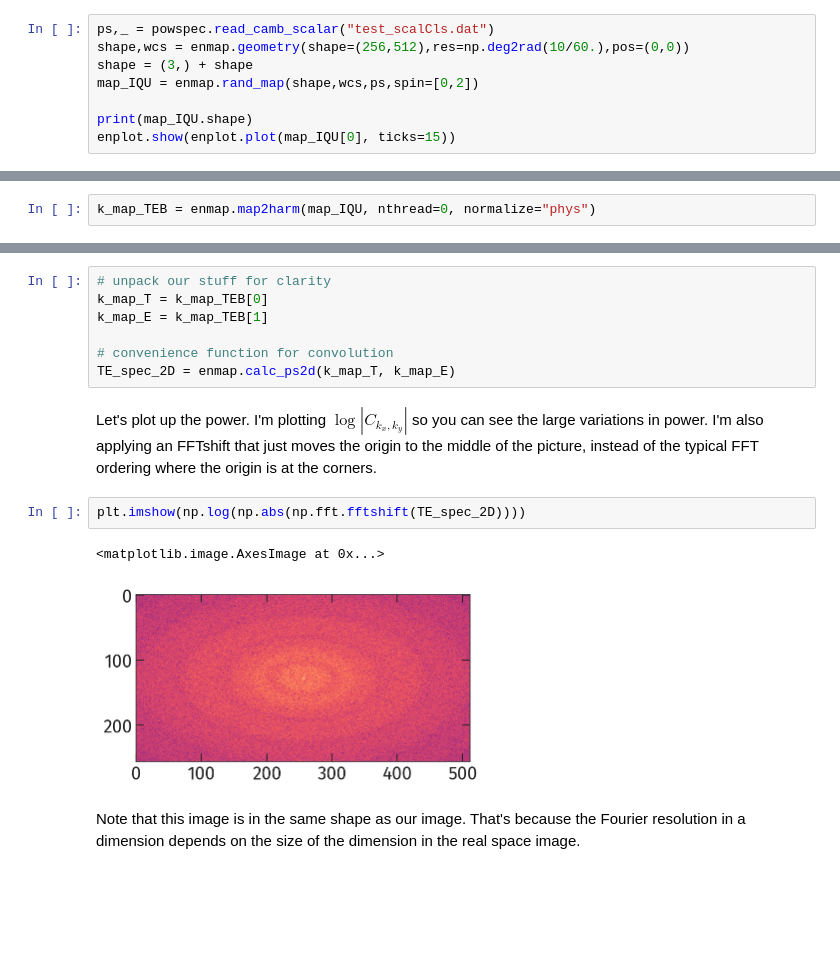
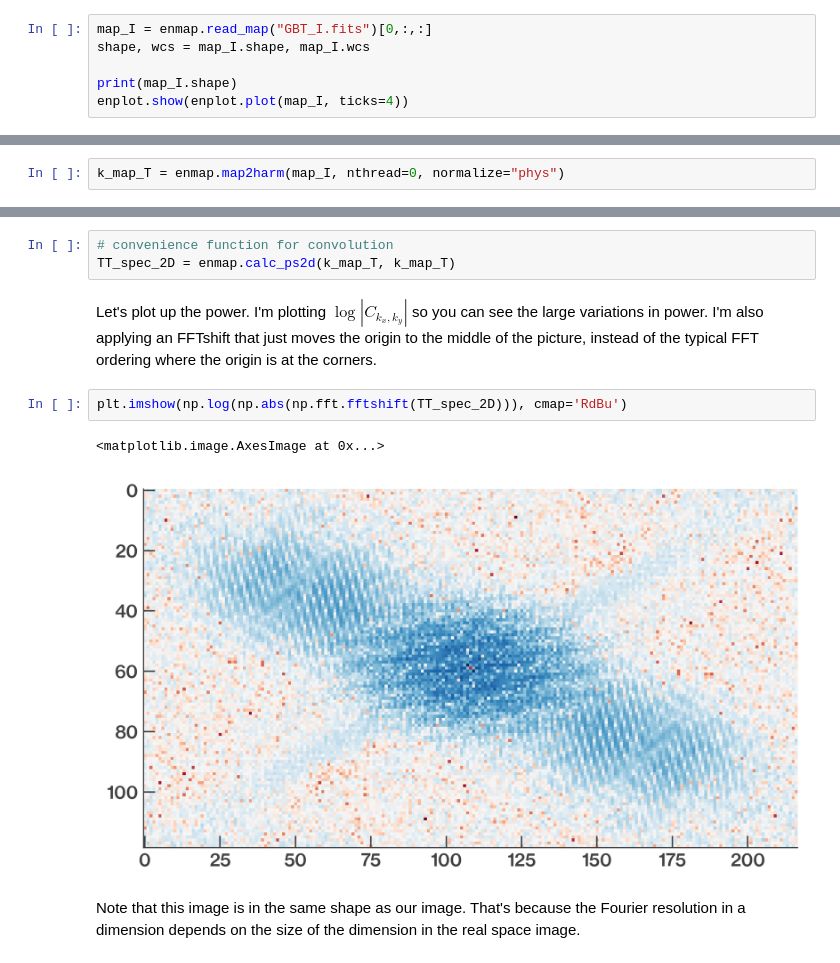
Before and after one commit to xzackli/flat-sky-power-spectra, a Jupyter notebook: Power spectrum analysis for periodic fields.ipynb, the cells around one changed output, grey strips where cells are left out. Cells and saved outputs as stored; diff of their text form; blank space fills up the shorter version.

```diff
--- a/Power spectrum analysis for periodic fields.ipynb
+++ b/Power spectrum analysis for periodic fields.ipynb
@@ -22,11 +22,9 @@ import matplotlib.pyplot as plt
 
 Let's generate a random map with the three components of the Stokes vector $I$, $Q$, and $U$, with an array of shape $(n_{\mathrm{comp}}, n_{\theta}, n_{\phi})$. If you already have a polarization map, you would use `enmap.read_map` here. I'm using a 10 arcmin pixel.
 # %%
-ps,_ = powspec.read_camb_scalar("test_scalCls.dat")
-shape,wcs = enmap.geometry(shape=(256,512),res=np.deg2rad(10/60.),pos=(0,0))
-shape = (3,) + shape
-map_IQU = enmap.rand_map(shape,wcs,ps,spin=[0,2])
+map_I = enmap.read_map("GBT_I.fits")[0,:,:]
+shape, wcs = map_I.shape, map_I.wcs
 
-print(map_IQU.shape)
-enplot.show(enplot.plot(map_IQU[0], ticks=15))
+print(map_I.shape)
+enplot.show(enplot.plot(map_I, ticks=4))
 # %% [output]
@@ -39,4 +37,4 @@ We now transform our maps from real space to harmonic space. This approximates t
 
 Pixell follows the common convention of transforming from Stokes $I$, $Q$, $U$ into harmonic space with the $T$, $E$ and $B$ decomposition (you could have represented the spin-2 part in terms of $+$ and $-$ components).
 # %%
-k_map_TEB = enmap.map2harm(map_IQU, nthread=0, normalize="phys")
+k_map_T = enmap.map2harm(map_I, nthread=0, normalize="phys")
@@ -51,17 +45,13 @@ Let's cross-correlate the T and E fields! There is a convenience function for pe
 # %%
-# unpack our stuff for clarity
-k_map_T = k_map_TEB[0]
-k_map_E = k_map_TEB[1]
-
 # convenience function for convolution
-TE_spec_2D = enmap.calc_ps2d(k_map_T, k_map_E)
+TT_spec_2D = enmap.calc_ps2d(k_map_T, k_map_T)
 # %% [markdown]
 Let's plot up the power. I'm plotting $\log| C_{k_x, k_y}|$ so you can see the large variations in power. I'm also applying an FFTshift that just moves the origin to the middle of the picture, instead of the typical FFT ordering where the origin is at the corners.
 # %%
-plt.imshow(np.log(np.abs(np.fft.fftshift(TE_spec_2D))))
+plt.imshow(np.log(np.abs(np.fft.fftshift(TT_spec_2D))), cmap='RdBu')
 # %% [output]
 <matplotlib.image.AxesImage at 0x...>
-[figure, old version]
+[figure, new version]
 # %% [markdown]
 Note that this image is in the same shape as our image. That's because the Fourier resolution in a dimension depends on the size of the dimension in the real space image.
 # %% [markdown]
```
Also changed, not shown: parts of 6 cells of this notebook.
